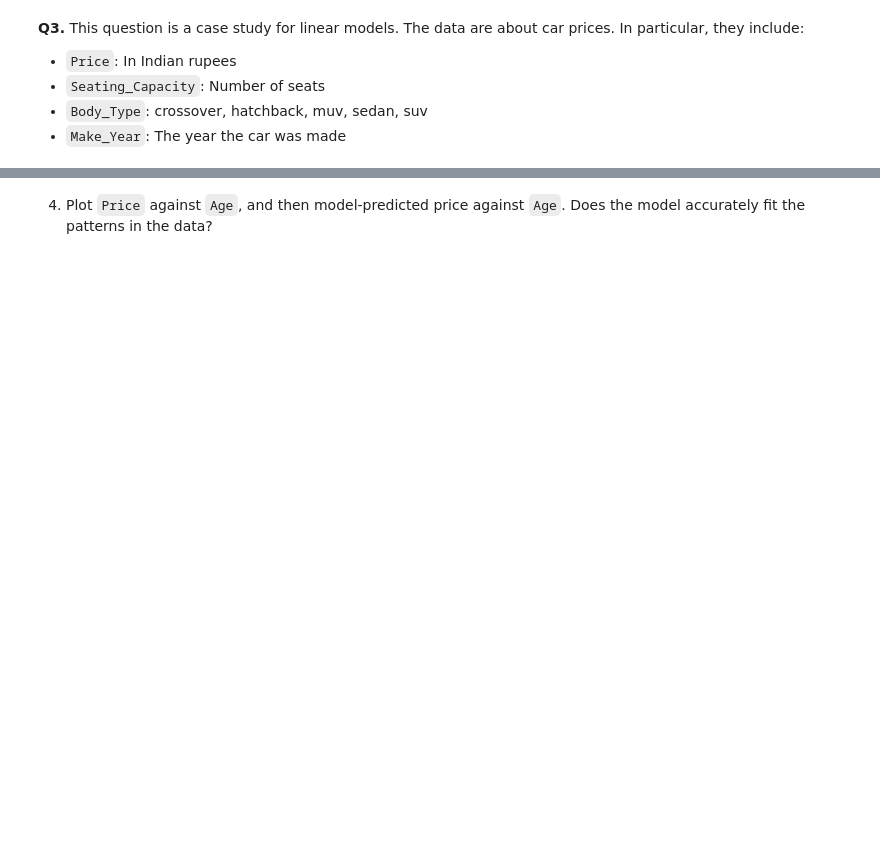
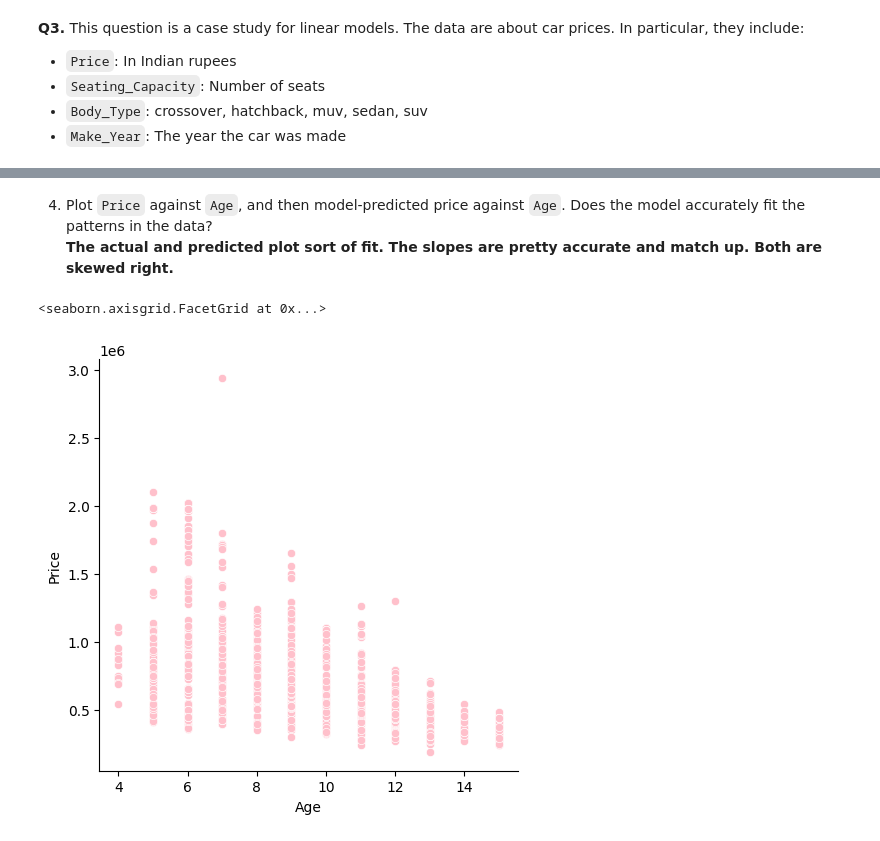
Before and after one commit to fortunecookie040/undergrad_ml_assignments, a Jupyter notebook: 03_assignment_linear_models.ipynb, the cells around one changed output, grey strips where cells are left out. Saved outputs shown, nothing was run; the diff lists cells and outputs as text; code cells hidden in the pictures; blank space fills up the shorter version.

```diff
--- a/03_assignment_linear_models.ipynb
+++ b/03_assignment_linear_models.ipynb
@@ -112,0 +300,22 @@ Name: count, dtype: int64
+# %%
+from sklearn.preprocessing import PolynomialFeatures
+
+cdf["Age"] = 2026 - cdf["Make_Year"]
+X2_p = cdf[["Age"]]
+y2_poly = cdf["Price"]
+for p in range(1, 7):
+    expander = PolynomialFeatures(degree=p,include_bias=False)
+    X2_poly = expander.fit_transform(X2_p)
+
+    scores = cross_val_score( # Conduct kfcv:
+        model2_,X2_poly,y2_poly, # Model and data
+        cv=kfold, # Folds
+        scoring="neg_mean_squared_error" # Loss function
+    )
+    scores = -1*scores
+
+    print(f"Degree {p}")
+    #print("Fold scores:", scores)
+    print("Mean score:", np.mean(scores))
+    print("Std dev:", np.std(scores))
+    print()
@@ -113,2 +340,8 @@ Name: count, dtype: int64
 # %% [markdown]
-4. Plot `Price` against `Age`, and then model-predicted price against `Age`. Does the model accurately fit the patterns in the data?
+4. Plot `Price` against `Age`, and then model-predicted price against `Age`. Does the model accurately fit the patterns in the data?\
+**The actual and predicted plot sort of fit. The slopes are pretty accurate and match up. Both are skewed right.**
+# %%
+sns.relplot(data = cdf, x = "Age", y = "Price", kind = "scatter", color = "pink")
+# %% [output]
+<seaborn.axisgrid.FacetGrid at 0x...>
+[figure, added]
```
Also changed, not shown: parts of 28 cells of this notebook.
